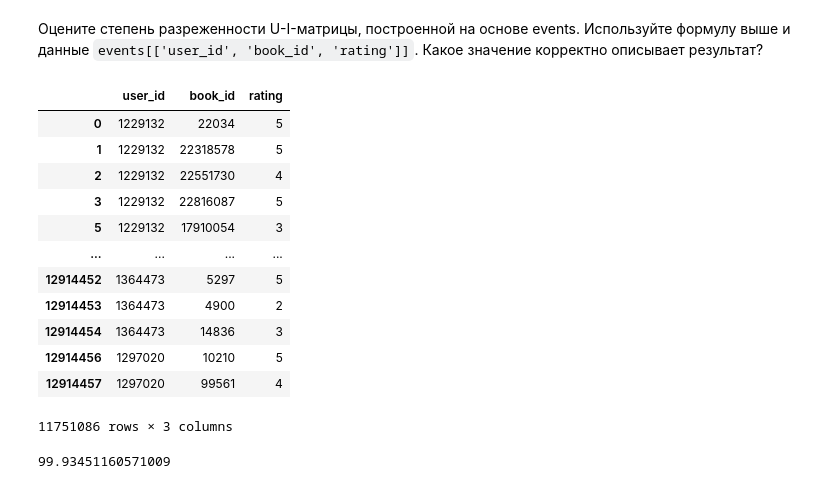
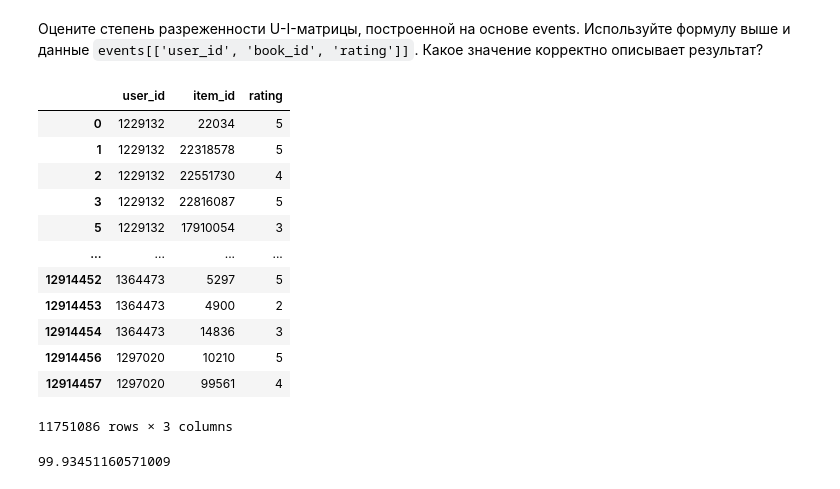
Before and after one commit to eleldar/mle-recsys-start, a Jupyter notebook: preprocessing.ipynb, the cells around one changed output. Drawn from its saved outputs; the diff is of its cells as text; code cells hidden in the pictures.

```diff
--- a/preprocessing.ipynb
+++ b/preprocessing.ipynb
@@ -259,8 +259,8 @@ fig.tight_layout()
 - books -> items (более обобщённое название)
 - interactions -> events (несколько короче, удобнее в коде)
 # %%
-items = books.copy()
-events = interactions.copy()
+items = books.rename(columns={'book_id': 'item_id'}).copy()
+events = interactions.rename(columns={'book_id': 'item_id'}).copy()
 # %%
 del books
 del interactions
@@ -500,9 +517,9 @@ print(
 # %% [markdown]
 Оцените степень разреженности U-I-матрицы, построенной на основе events. Используйте формулу выше и данные `events[['user_id', 'book_id', 'rating']]`. Какое значение корректно описывает результат?
 # %%
-events[['user_id', 'book_id', 'rating']]
+events[['user_id', 'item_id', 'rating']]
 # %% [output]
-|  | user_id | book_id | rating |
+|  | user_id | item_id | rating |
 | 0 | 1229132 | 22034 | 5 |
 | 1 | 1229132 | 22318578 | 5 |
 | 2 | 1229132 | 22551730 | 4 |
```
Also changed, not shown: parts of 121 cells of this notebook.
